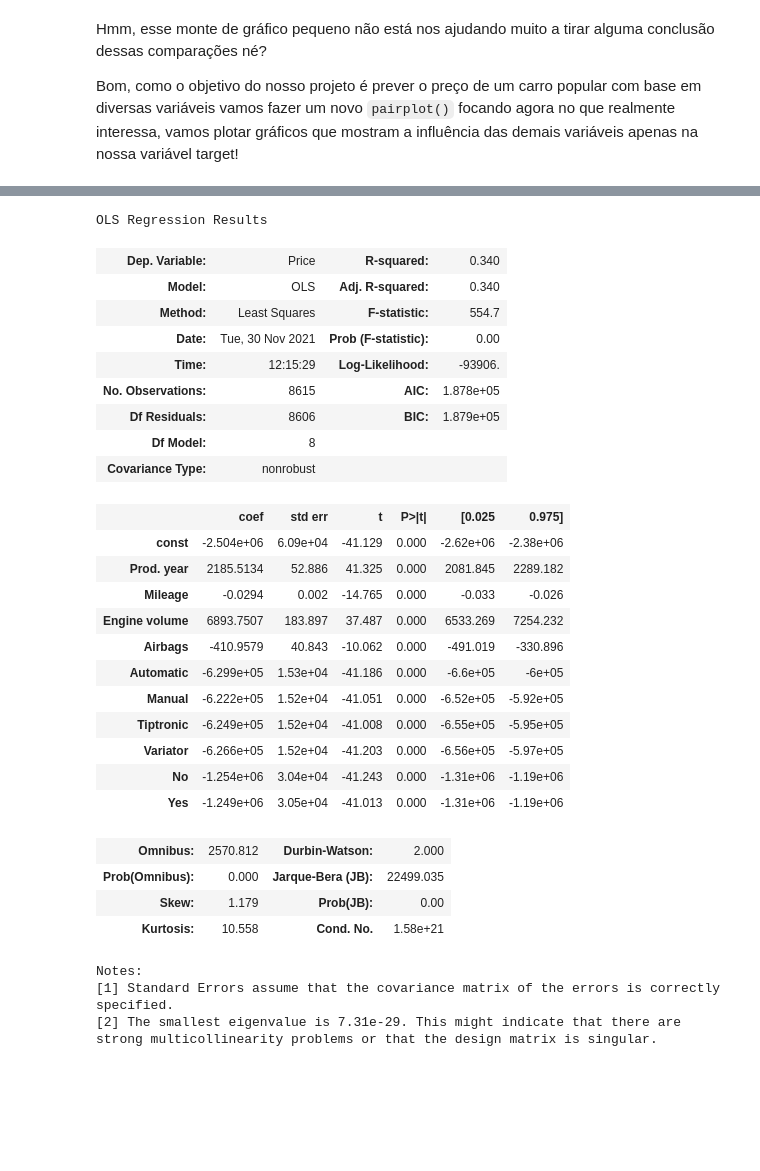
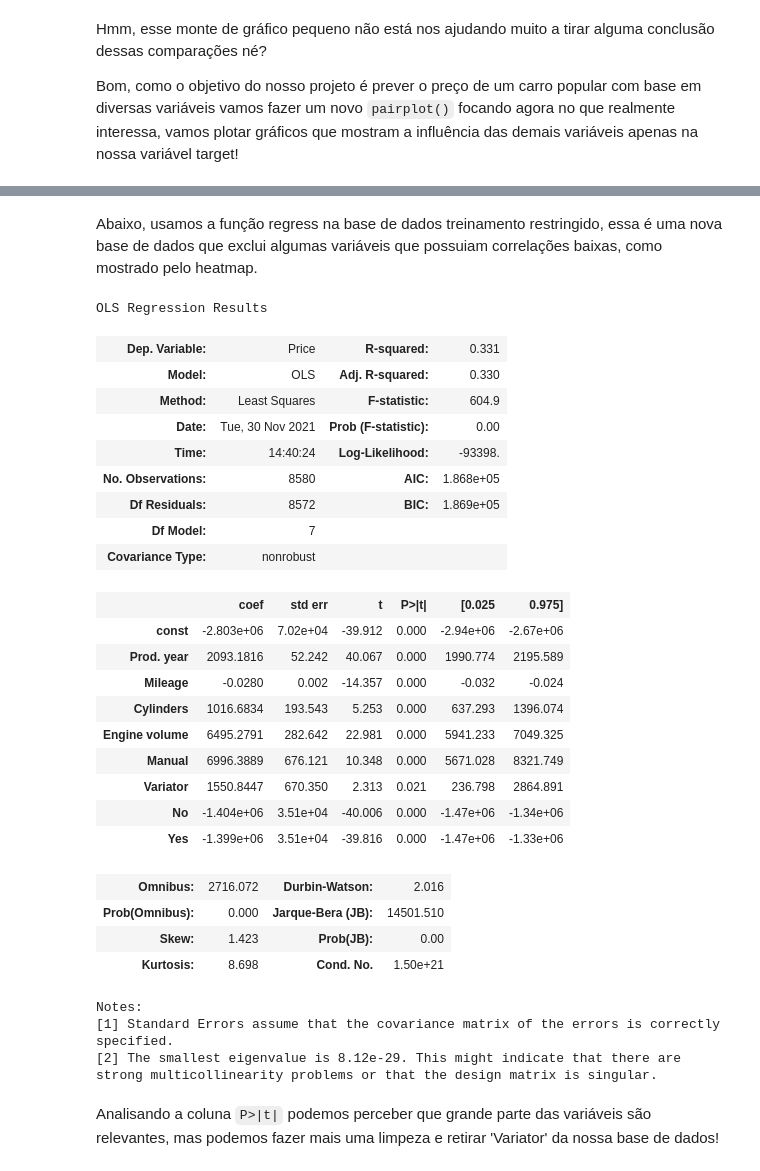
Before and after one commit to EnzoFonteyne/Projeto2CDADOS, a Jupyter notebook: Proj2cdados2021-Final.ipynb, the cells around one changed output, grey strips where cells are left out. Cells and saved outputs as stored; diff of their text form; code cells hidden in the pictures; blank space fills up the shorter version.

```diff
--- a/Proj2cdados2021-Final.ipynb
+++ b/Proj2cdados2021-Final.ipynb
@@ -153,8 +153,10 @@ filtro.describe()
 Como podemos ver alguns valores como o Preço e o ano de produção variam muito, então para melhorar o nosso código vamos restringir esse valores atendendo aos objetivos do projeto. Como queremos prever o preço de venda de um carro popular vamos começar restringindo a coluna de preço, para que tenhamos apenas carros de 10mil a 120mil dólares, o que classificamos como carros populares, além disso vamos selecionar apenas carros que foram fabricados apartir de 2005, uma vez que queremos evitar carros de colecionadores na nossa análise. Carros de colecionadores são carros antigos de alta quilometragem mas que possuem um valor alto de venda, esse tipo de veículo atrapalha a nossa análise pois são pontos muito fora da curva.
 # %%
 data1 = (filtro.loc[filtro['Price']>=10000])
-data1 = (data1.loc[filtro['Price']<=120000])
-data1 = (data1.loc[filtro['Prod. year']>=2005])
+data1 = (data1.loc[data1['Price']<=120000])
+data1 = (data1.loc[data1['Prod. year']>=2005])
+data1 = (data1.loc[data1['Prod. year']<2020])
+data1 = (data1.loc[data1['Cylinders']>0])
 # %% [markdown]
 Pronto agora já selecionamos todas as colunas e linhas com que iremos trabalhar! Agora vamos realizar a limpeza dos caractéres nessas linhas e colunas!
 # %%
@@ -216,6 +218,9 @@ Agora vamos limpar a coluna `Engine volume`, temos que limpar essa colunas pois
 # %%
 data1['Engine volume'] = data1['Engine volume'].map(lambda x: x.lstrip('+-').rstrip(' Turbo'))
 data1['Engine volume'] = data1['Engine volume'].astype('float64')
+# %%
+data1 = (data1.loc[data1['Engine volume']<=12])
+data1 = (data1.loc[data1['Engine volume']>0])
 # %% [markdown]
 Ufa! Finalmente terminamos as limpezas do nosso dataset e podemos partir para a análise exploratória! Vamos só dar mais uma olhada de como ficou o nosso dataset depois de todas essa alterações!
 # %%
@@ -402,38 +394,40 @@ plotCorrelationMatrix(data1, 10)
+# %% [markdown]
+Abaixo, usamos a função regress na base de dados treinamento restringido, essa é uma nova base de dados que exclui algumas variáveis que possuiam correlações baixas, como mostrado pelo heatmap.
 # %%
-X_treinamento_restringido = dados_treinamento[["Prod. year", 'Mileage',
-                    'Engine volume', 'Airbags', 'Automatic', 'Manual', 'Tiptronic', 'Variator', 'No', 'Yes']]
+X_treinamento_restringido = dados_treinamento[["Prod. year", 'Mileage', 'Cylinders',
+                    'Engine volume', 'Manual', 'Variator', 'No', 'Yes']]
 Y_treinamento = dados_treinamento['Price']
 
 resultados_treinamento = regress(Y_treinamento,X_treinamento_restringido)
 resultados_treinamento.summary()
 # %% [output]
 OLS Regression Results
-| Dep. Variable: | Price | R-squared: | 0.340 |
-| Model: | OLS | Adj. R-squared: | 0.340 |
-| Method: | Least Squares | F-statistic: | 554.7 |
+| Dep. Variable: | Price | R-squared: | 0.331 |
+| Model: | OLS | Adj. R-squared: | 0.330 |
+| Method: | Least Squares | F-statistic: | 604.9 |
 | Date: | Tue, 30 Nov 2021 | Prob (F-statistic): | 0.00 |
-| Time: | 12:15:29 | Log-Likelihood: | -93906. |
-| No. Observations: | 8615 | AIC: | 1.878e+05 |
-| Df Residuals: | 8606 | BIC: | 1.879e+05 |
-| Df Model: | 8 |  |  |
+| Time: | 14:40:24 | Log-Likelihood: | -93398. |
+| No. Observations: | 8580 | AIC: | 1.868e+05 |
+| Df Residuals: | 8572 | BIC: | 1.869e+05 |
+| Df Model: | 7 |  |  |
 | Covariance Type: | nonrobust |  |  |
 |  | coef | std err | t | P>|t| | [0.025 | 0.975] |
-| const | -2.504e+06 | 6.09e+04 | -41.129 | 0.000 | -2.62e+06 | -2.38e+06 |
-| Prod. year | 2185.5134 | 52.886 | 41.325 | 0.000 | 2081.845 | 2289.182 |
-| Mileage | -0.0294 | 0.002 | -14.765 | 0.000 | -0.033 | -0.026 |
-| Engine volume | 6893.7507 | 183.897 | 37.487 | 0.000 | 6533.269 | 7254.232 |
-| Airbags | -410.9579 | 40.843 | -10.062 | 0.000 | -491.019 | -330.896 |
-| Automatic | -6.299e+05 | 1.53e+04 | -41.186 | 0.000 | -6.6e+05 | -6e+05 |
-| Manual | -6.222e+05 | 1.52e+04 | -41.051 | 0.000 | -6.52e+05 | -5.92e+05 |
-| Tiptronic | -6.249e+05 | 1.52e+04 | -41.008 | 0.000 | -6.55e+05 | -5.95e+05 |
-| Variator | -6.266e+05 | 1.52e+04 | -41.203 | 0.000 | -6.56e+05 | -5.97e+05 |
-| No | -1.254e+06 | 3.04e+04 | -41.243 | 0.000 | -1.31e+06 | -1.19e+06 |
-| Yes | -1.249e+06 | 3.05e+04 | -41.013 | 0.000 | -1.31e+06 | -1.19e+06 |
+| const | -2.803e+06 | 7.02e+04 | -39.912 | 0.000 | -2.94e+06 | -2.67e+06 |
+| Prod. year | 2093.1816 | 52.242 | 40.067 | 0.000 | 1990.774 | 2195.589 |
+| Mileage | -0.0280 | 0.002 | -14.357 | 0.000 | -0.032 | -0.024 |
+| Cylinders | 1016.6834 | 193.543 | 5.253 | 0.000 | 637.293 | 1396.074 |
+| Engine volume | 6495.2791 | 282.642 | 22.981 | 0.000 | 5941.233 | 7049.325 |
+| Manual | 6996.3889 | 676.121 | 10.348 | 0.000 | 5671.028 | 8321.749 |
+| Variator | 1550.8447 | 670.350 | 2.313 | 0.021 | 236.798 | 2864.891 |
+| No | -1.404e+06 | 3.51e+04 | -40.006 | 0.000 | -1.47e+06 | -1.34e+06 |
+| Yes | -1.399e+06 | 3.51e+04 | -39.816 | 0.000 | -1.47e+06 | -1.33e+06 |
-| Omnibus: | 2570.812 | Durbin-Watson: | 2.000 |
-| Prob(Omnibus): | 0.000 | Jarque-Bera (JB): | 22499.035 |
-| Skew: | 1.179 | Prob(JB): | 0.00 |
-| Kurtosis: | 10.558 | Cond. No. | 1.58e+21 |
+| Omnibus: | 2716.072 | Durbin-Watson: | 2.016 |
+| Prob(Omnibus): | 0.000 | Jarque-Bera (JB): | 14501.510 |
+| Skew: | 1.423 | Prob(JB): | 0.00 |
+| Kurtosis: | 8.698 | Cond. No. | 1.50e+21 |
 Notes:
 [1] Standard Errors assume that the covariance matrix of the errors is correctly specified.
-[2] The smallest eigenvalue is 7.31e-29. This might indicate that there are
+[2] The smallest eigenvalue is 8.12e-29. This might indicate that there are
 strong multicollinearity problems or that the design matrix is singular.
+# %% [markdown]
+Analisando a coluna `P>|t|` podemos perceber que grande parte das variáveis são relevantes, mas podemos fazer mais uma limpeza e retirar 'Variator' da nossa base de dados!
```
Also changed, not shown: parts of 51 cells of this notebook.
